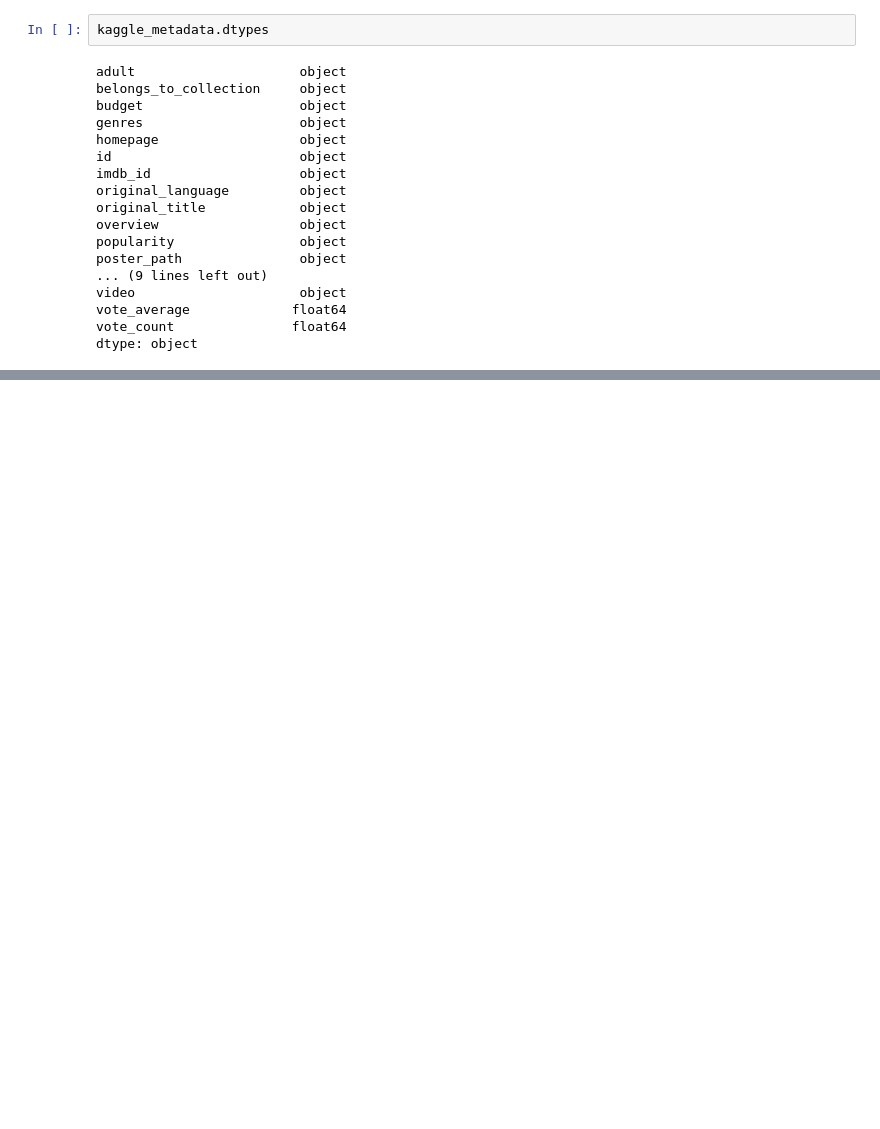
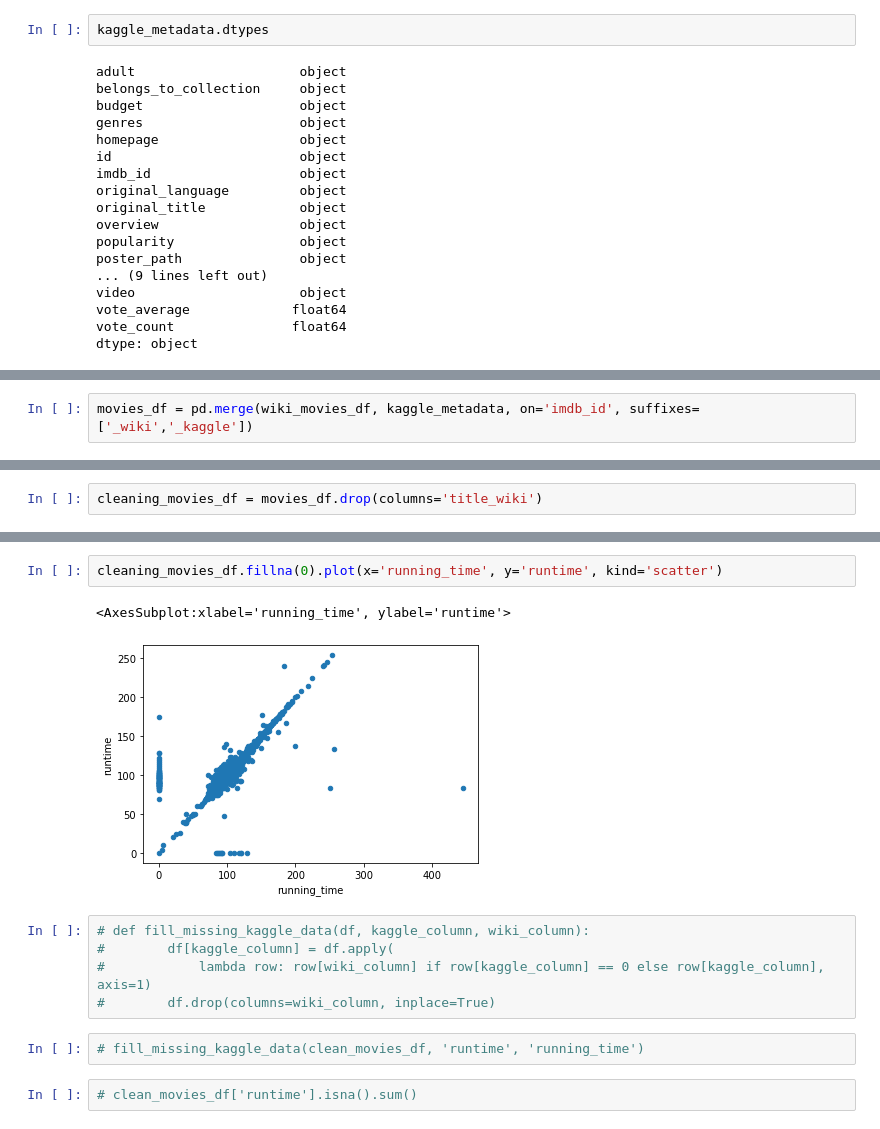
Before and after one commit to ericajini/Movies-ETL, a Jupyter notebook: ETL_Module.ipynb, the cells around one changed output, grey strips where cells are left out. Cells and saved outputs as stored; diff of their text form; blank space fills up the shorter version.

```diff
--- a/ETL_Module.ipynb
+++ b/ETL_Module.ipynb
@@ -937,0 +938,2 @@ Name: rating, dtype: float64
+# %%
+movies_df = pd.merge(wiki_movies_df, kaggle_metadata, on='imdb_id', suffixes=['_wiki','_kaggle'])
@@ -937,0 +1009,2 @@ Name: rating, dtype: float64
+# %%
+cleaning_movies_df = movies_df.drop(columns='title_wiki')
@@ -937,0 +1025,14 @@ Name: rating, dtype: float64
+# %%
+cleaning_movies_df.fillna(0).plot(x='running_time', y='runtime', kind='scatter')
+# %% [output]
+<AxesSubplot:xlabel='running_time', ylabel='runtime'>
+[figure, added]
+# %%
+# def fill_missing_kaggle_data(df, kaggle_column, wiki_column):
+#        df[kaggle_column] = df.apply(
+#            lambda row: row[wiki_column] if row[kaggle_column] == 0 else row[kaggle_column], axis=1)
+#        df.drop(columns=wiki_column, inplace=True)
+# %%
+# fill_missing_kaggle_data(clean_movies_df, 'runtime', 'running_time')
+# %%
+# clean_movies_df['runtime'].isna().sum()
```
Also changed, not shown: parts of 57 cells of this notebook.
